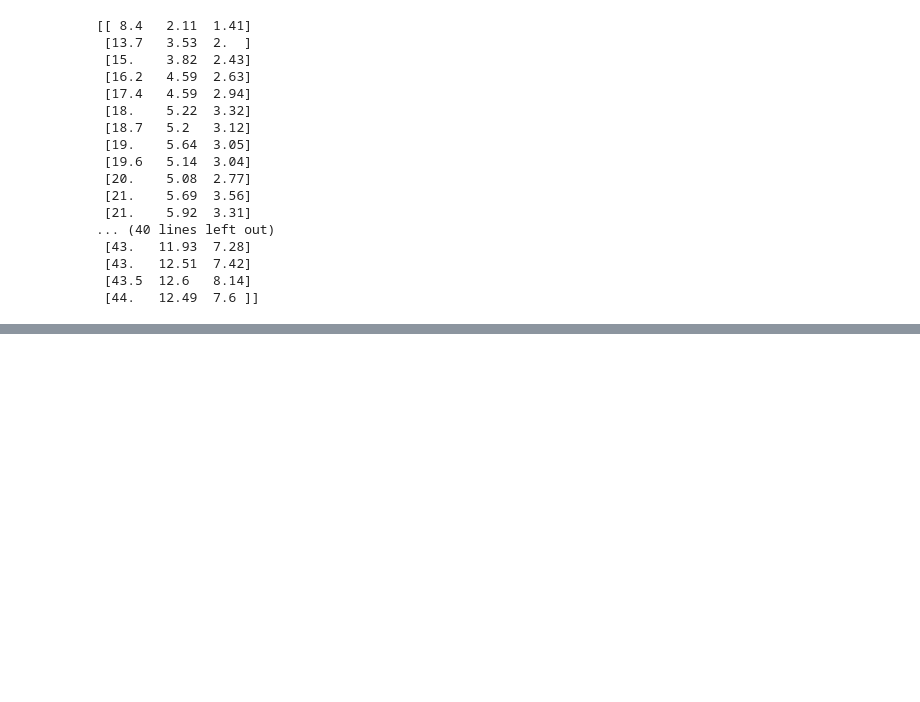
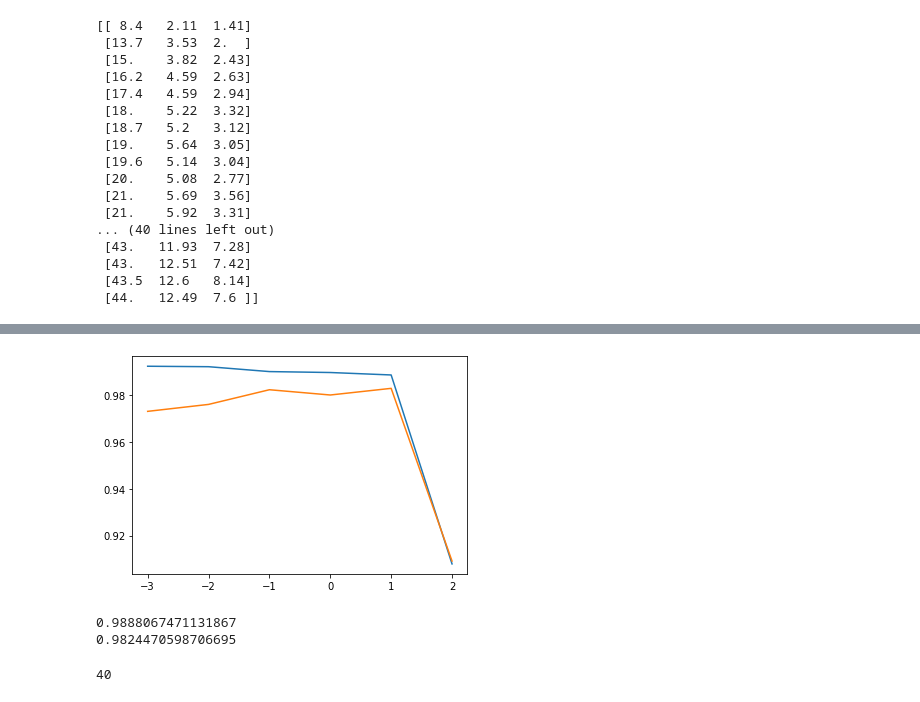
Before and after one commit to smart-sangmin/-, a Jupyter notebook: 3장-3 특성 공학과 규제.ipynb, the cells around one changed output, grey strips where cells are left out. Saved outputs shown, nothing was run; the diff lists cells and outputs as text; code cells hidden in the pictures; blank space fills up the shorter version.

```diff
--- a/3장-3 특성 공학과 규제.ipynb
+++ b/3장-3 특성 공학과 규제.ipynb
@@ -53,0 +176,29 @@ train_input, test_input, train_target, test_target = train_test_split(perch_full
+# %%
+train_score = []
+test_score = []
+
+for alpha in alpha_list:
+  lasso = Lasso(alpha=alpha, max_iter=10000)
+  lasso.fit(train_scaled, train_target)
+  train_score.append(lasso.score(train_scaled, train_target))
+  test_score.append(lasso.score(test_scaled, test_target))
+# %%
+plt.plot(np.log10(alpha_list), train_score)
+plt.plot(np.log10(alpha_list), test_score)
+plt.show()
+# %% [output]
+[figure, added]
+# %%
+lasso = Lasso(alpha = 10)
+lasso.fit(train_scaled, train_target)
+print(lasso.score(train_scaled, train_target))
+print(lasso.score(test_scaled, test_target))
+# %% [output]
+0.9888067471131867
+0.9824470598706695
+# %%
+# 넘파이 배열에 비교연산자를 사용하면 원소를 True or False로 인식하여 sum함수는 True를 1 False를 0으로 계산한다.
+# True가 40번 더해짐 0이 총 40개
+print(np.sum(lasso.coef_ == 0))
+# %% [output]
+40
```
Also changed, not shown: parts of 20 cells of this notebook.
